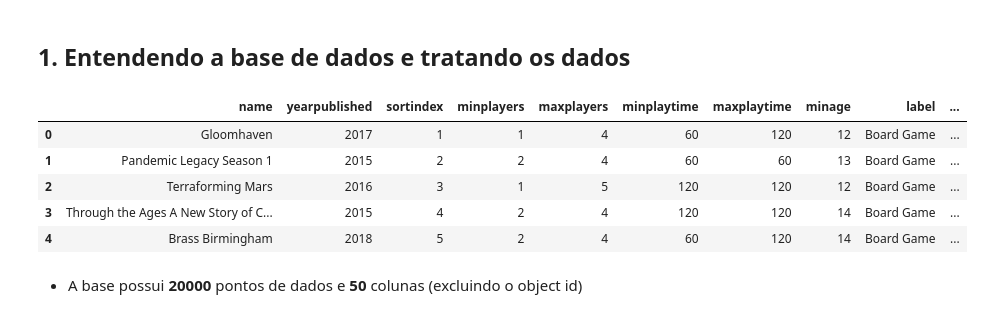
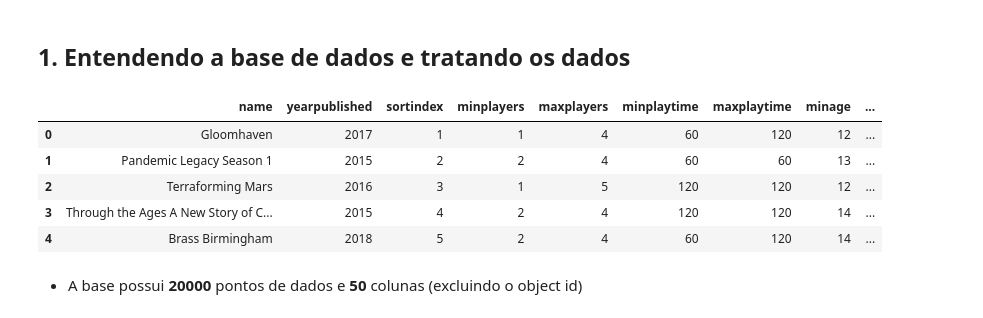
Before and after one commit to CaioCastro1/Dice-Co, a Jupyter notebook: treinamento_analise_exploratoria/bases_e_codigos/analise_exploratoria.ipynb, the cells around one changed output. Drawn from its saved outputs; the diff is of its cells as text; code cells hidden in the pictures.

```diff
--- a/treinamento_analise_exploratoria/bases_e_codigos/analise_exploratoria.ipynb
+++ b/treinamento_analise_exploratoria/bases_e_codigos/analise_exploratoria.ipynb
@@ -17,18 +17,18 @@ pd.set_option('display.max_columns', None)
 # %%
 # importação da base de dados a ser utilizada
 data = pd.read_excel('base_oficial.xlsx')
 
 df = data.copy(deep = True)
 
-df.drop(columns = ['Unnamed: 0', "objectid"], inplace = True)
+df.drop(columns = ['Unnamed: 0', "objectid", "label"], inplace = True)
 df.head()
 # %% [output]
-|  | name | yearpublished | sortindex | minplayers | maxplayers | minplaytime | maxplaytime | minage | label | ... |
-| 0 | Gloomhaven | 2017 | 1 | 1 | 4 | 60 | 120 | 12 | Board Game | ... |
-| 1 | Pandemic Legacy Season 1 | 2015 | 2 | 2 | 4 | 60 | 60 | 13 | Board Game | ... |
-| 2 | Terraforming Mars | 2016 | 3 | 1 | 5 | 120 | 120 | 12 | Board Game | ... |
-| 3 | Through the Ages A New Story of C... | 2015 | 4 | 2 | 4 | 120 | 120 | 14 | Board Game | ... |
-| 4 | Brass Birmingham | 2018 | 5 | 2 | 4 | 60 | 120 | 14 | Board Game | ... |
+|  | name | yearpublished | sortindex | minplayers | maxplayers | minplaytime | maxplaytime | minage | ... |
+| 0 | Gloomhaven | 2017 | 1 | 1 | 4 | 60 | 120 | 12 | ... |
+| 1 | Pandemic Legacy Season 1 | 2015 | 2 | 2 | 4 | 60 | 60 | 13 | ... |
+| 2 | Terraforming Mars | 2016 | 3 | 1 | 5 | 120 | 120 | 12 | ... |
+| 3 | Through the Ages A New Story of C... | 2015 | 4 | 2 | 4 | 120 | 120 | 14 | ... |
+| 4 | Brass Birmingham | 2018 | 5 | 2 | 4 | 60 | 120 | 14 | ... |
 # %% [markdown]
 - A base possui **20000** pontos de dados e **50** colunas (excluindo o object id)
 # %%
```
Also changed, not shown: parts of 7 cells of this notebook, 1 other file.
